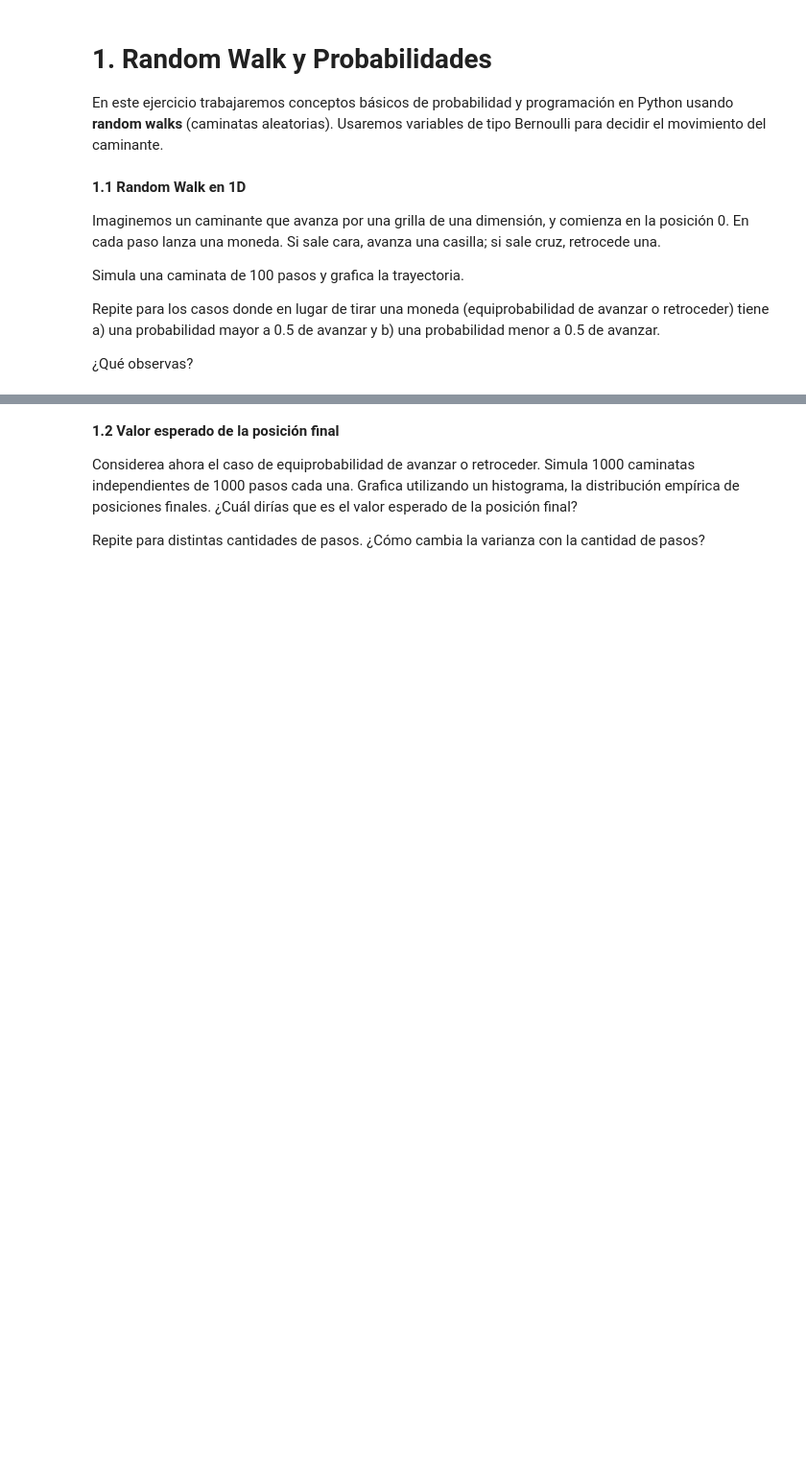
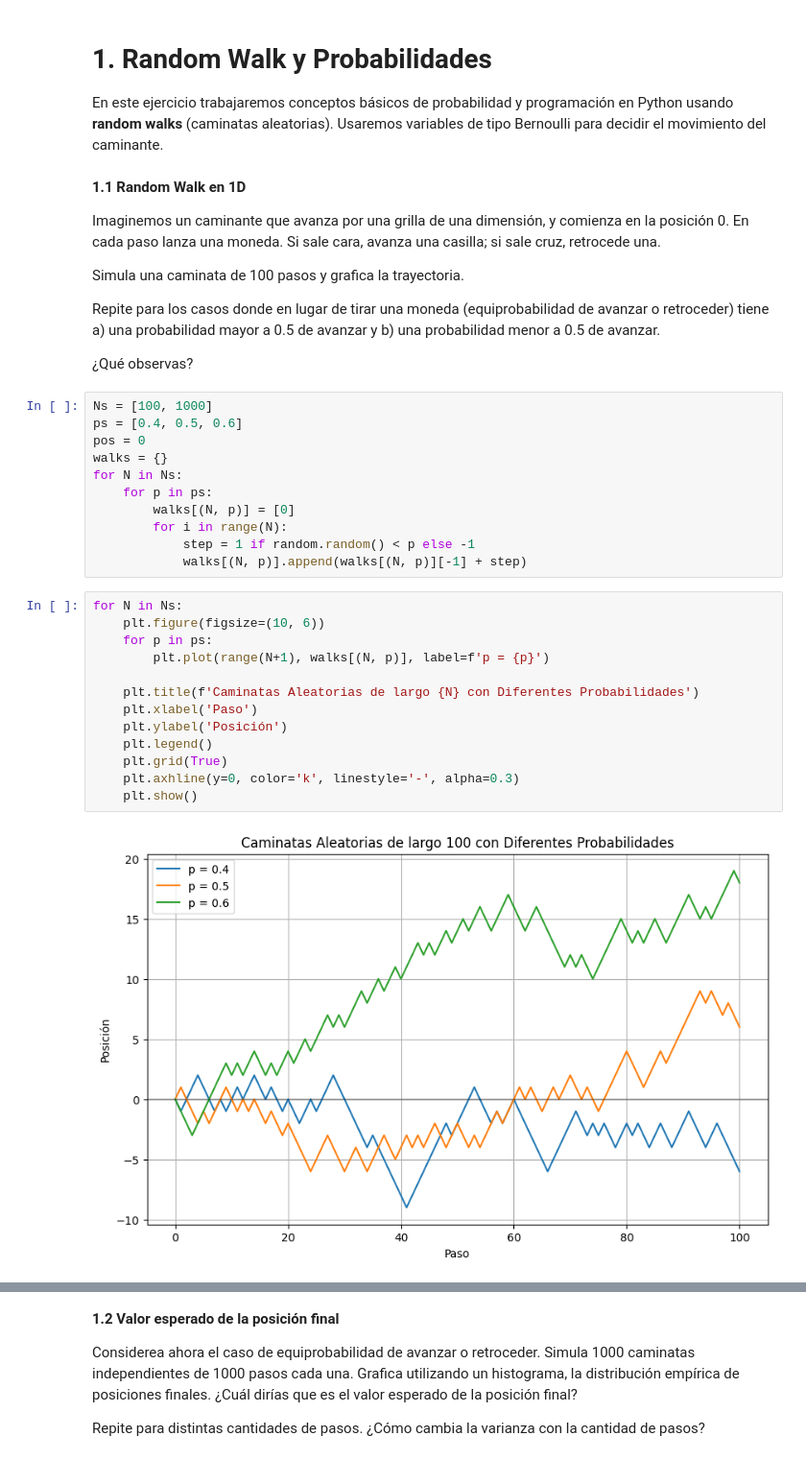
Before and after one commit to fede-bello/tar, a Jupyter notebook: TAR_Lab_0_MC.ipynb, the cells around one changed output, grey strips where cells are left out. Shown at 96% size. Saved outputs shown, nothing was run; the diff lists cells and outputs as text; blank space fills up the shorter version.

```diff
--- a/TAR_Lab_0_MC.ipynb
+++ b/TAR_Lab_0_MC.ipynb
@@ -17,3 +24,29 @@ Simula una caminata de 100 pasos y grafica la trayectoria.
 Repite para los casos donde en lugar de tirar una moneda (equiprobabilidad de avanzar o retroceder) tiene a) una probabilidad mayor a 0.5 de avanzar y b) una probabilidad menor a 0.5 de avanzar.
 
 ¿Qué observas?
+# %%
+Ns = [100, 1000]
+ps = [0.4, 0.5, 0.6]
+pos = 0
+walks = {}
+for N in Ns:
+    for p in ps:
+        walks[(N, p)] = [0]
+        for i in range(N):
+            step = 1 if random.random() < p else -1
+            walks[(N, p)].append(walks[(N, p)][-1] + step)
+# %%
+for N in Ns:
+    plt.figure(figsize=(10, 6))
+    for p in ps:
+        plt.plot(range(N+1), walks[(N, p)], label=f'p = {p}')
+
+    plt.title(f'Caminatas Aleatorias de largo {N} con Diferentes Probabilidades')
+    plt.xlabel('Paso')
+    plt.ylabel('Posición')
+    plt.legend()
+    plt.grid(True)
+    plt.axhline(y=0, color='k', linestyle='-', alpha=0.3)
+    plt.show()
+# %% [output]
+[figure, added]
```
Also changed, not shown: parts of 28 cells of this notebook, 3 other files.
